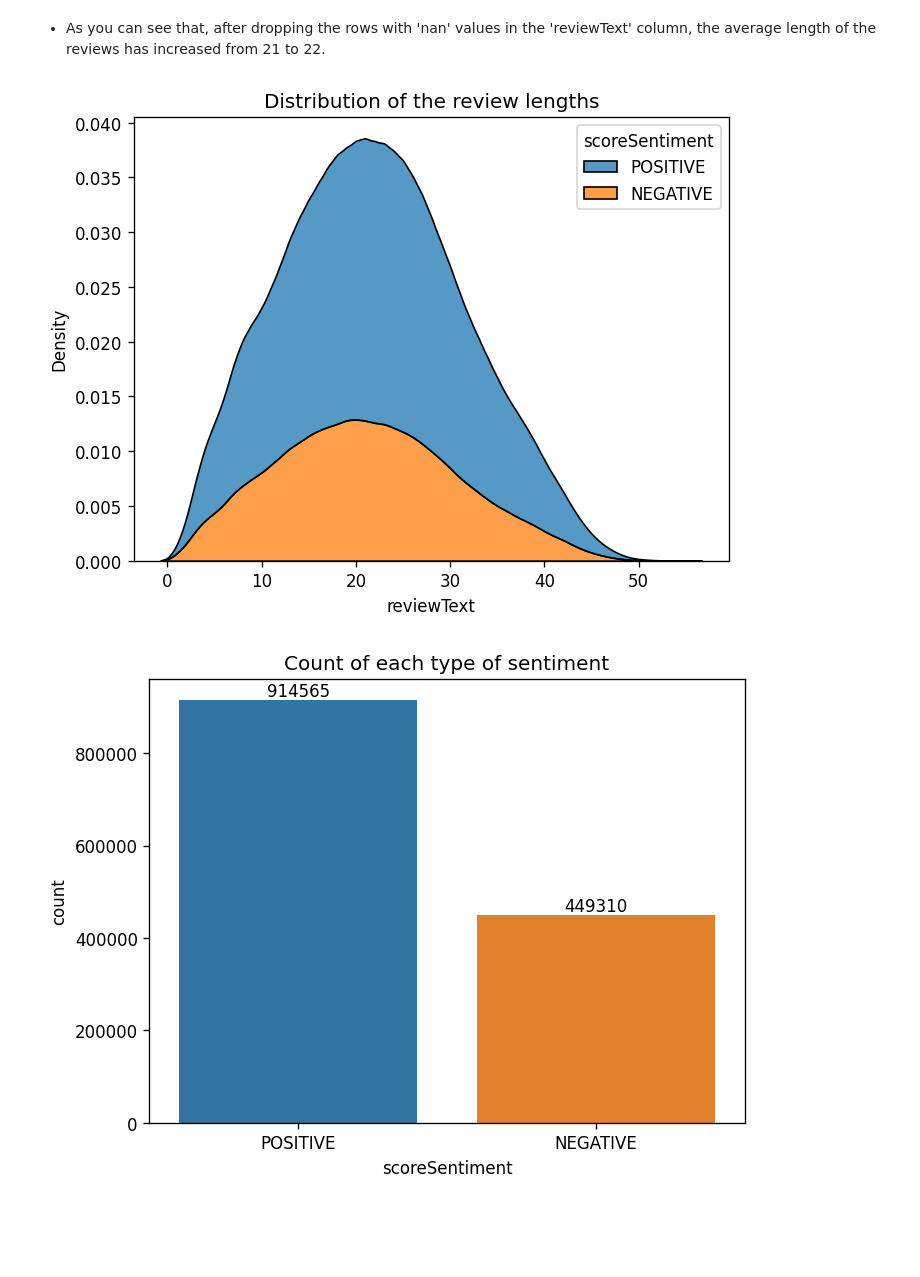
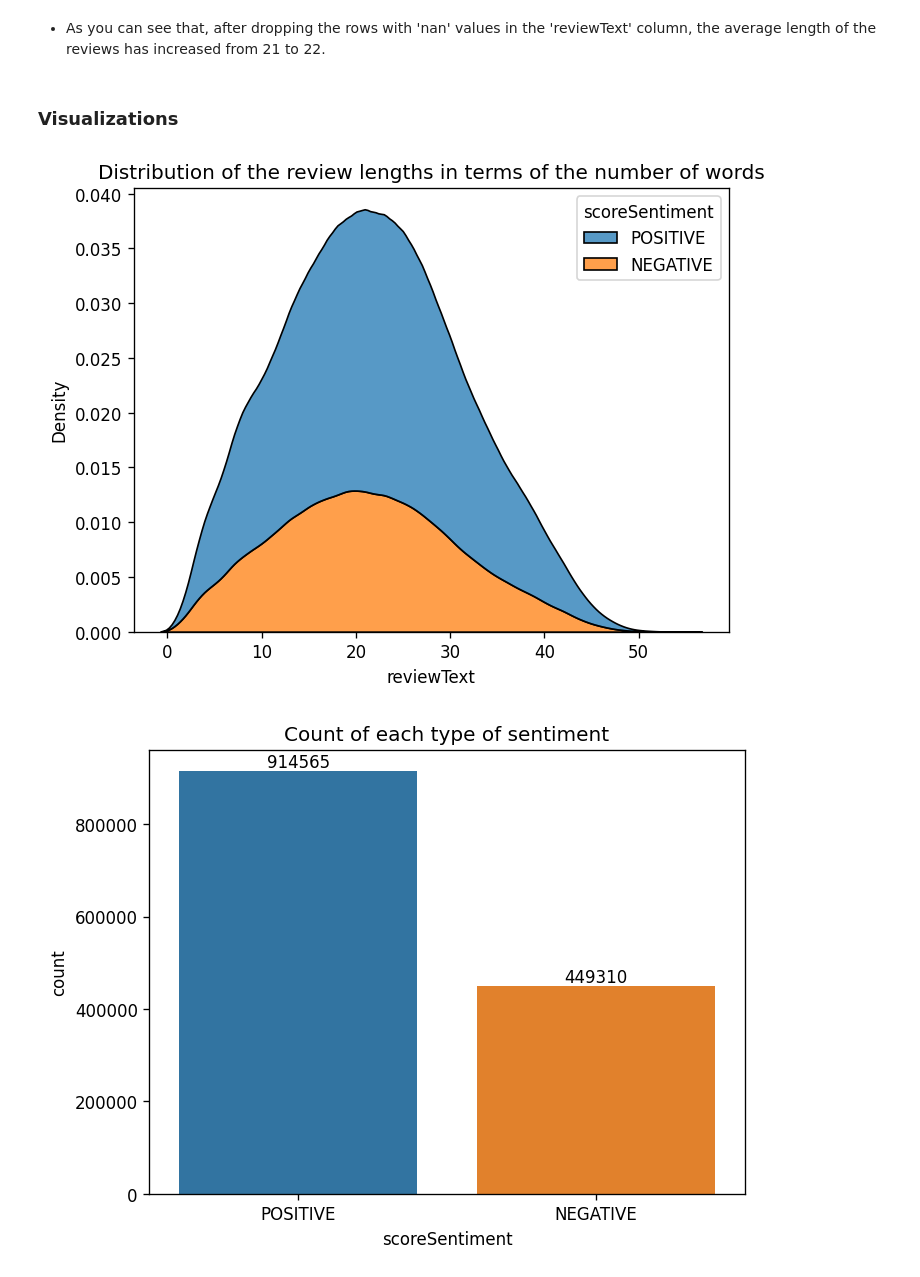
Before and after one commit to De-Subhadip/NLP-notebooks, a Jupyter notebook: Sentiment analysis of movie reviews with DeBERTaV3.ipynb, the cells around one changed output. Saved outputs shown, nothing was run; the diff lists cells and outputs as text; code cells hidden in the pictures; blank space fills up the shorter version.

Commit message:
Kaggle Notebook - Sentiment analysis of movie reviews with DeBERTaV3

```diff
--- a/Sentiment analysis of movie reviews with DeBERTaV3.ipynb
+++ b/Sentiment analysis of movie reviews with DeBERTaV3.ipynb
@@ -131,12 +192,14 @@ review_lengths()
 The longest 'reviewText' has 55 words, the shortest 'reviewText' has 1 words, and the average 'reviewText' length is 22 words.
 # %% [markdown]
 * As you can see that, after dropping the rows with 'nan' values in the 'reviewText' column, the average length of the reviews has increased from 21 to 22.
+# %% [markdown]
+### Visualizations
 # %%
 plt.figure(dpi=120)
-plt.title('Distribution of the review lengths')
+plt.title('Distribution of the review lengths in terms of the number of words')
 sns.kdeplot(data=df, x=df['reviewText'].str.split().apply(len), hue='scoreSentiment', multiple='stack');
 # %% [output]
-[figure, old version]
+[figure, new version]
 # %%
 plt.figure(dpi=120)
 plt.title("Count of each type of sentiment")
```
Also changed, not shown: parts of 22 cells of this notebook.
